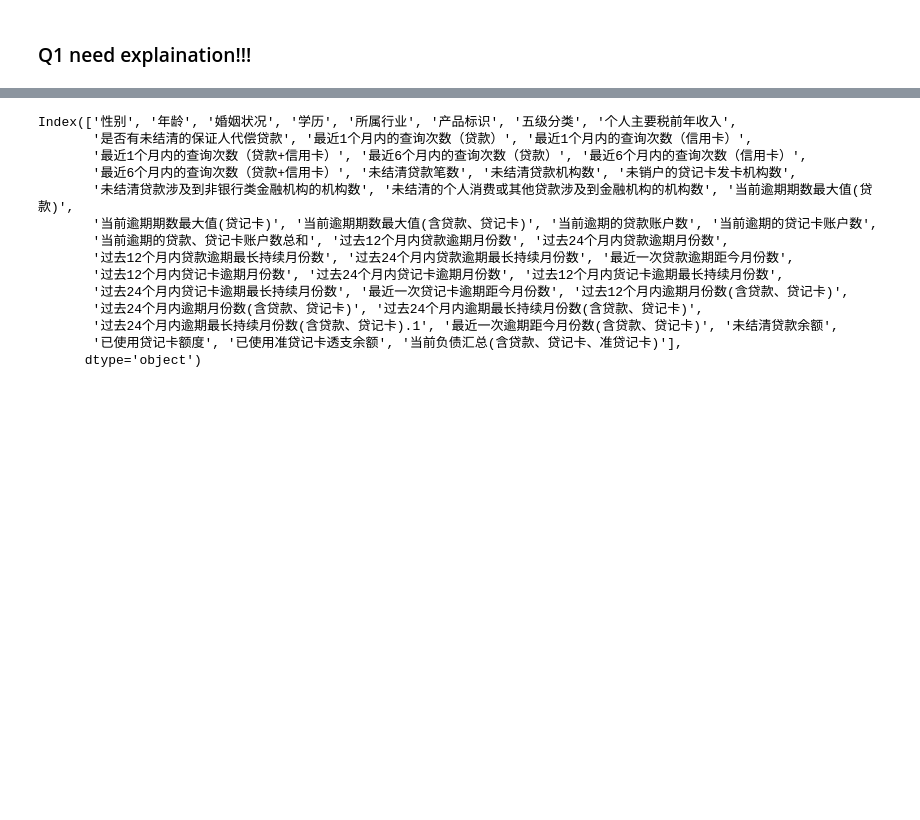
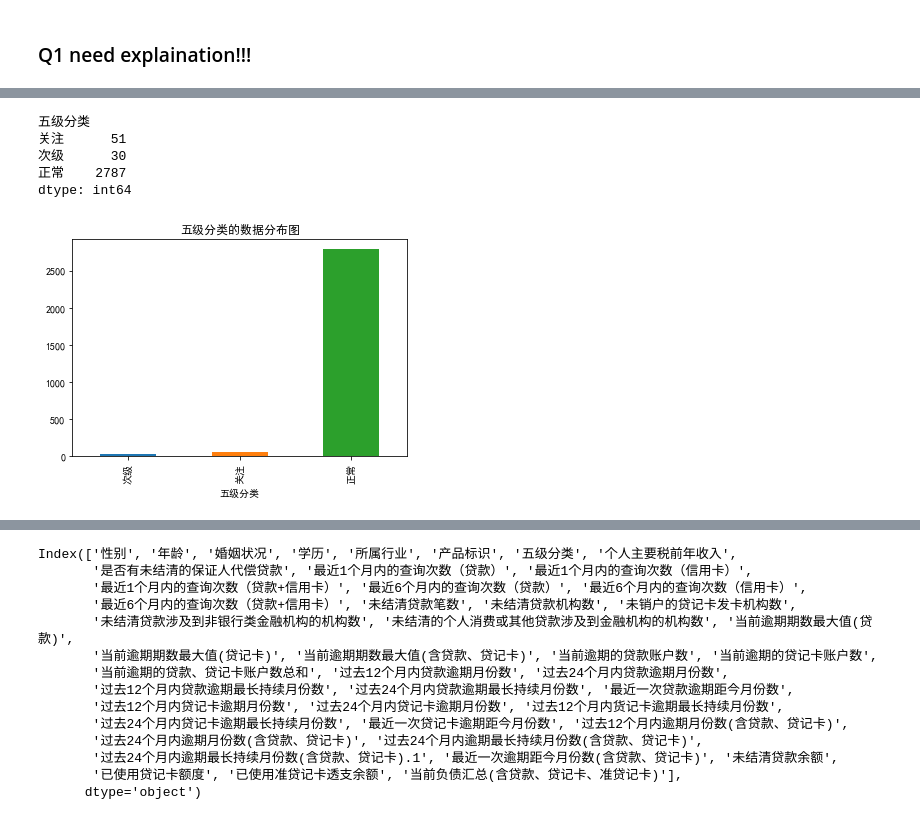
Before and after one commit to Judithning/Uda, a Jupyter notebook: bank_model.ipynb, the cells around one changed output, grey strips where cells are left out. Cells and saved outputs as stored; diff of their text form; code cells hidden in the pictures; blank space fills up the shorter version.

```diff
--- a/bank_model.ipynb
+++ b/bank_model.ipynb
@@ -115,0 +94,9 @@ array(['100000元', '40000元', '200000元', '70000元', 100000, 45600, 48000,
+# %%
+plot_bar(df1,'五级分类')
+# %% [output]
+五级分类
+关注      51
+次级      30
+正常    2787
+dtype: int64
+[figure, added]
```
Also changed, not shown: parts of 46 cells of this notebook.
